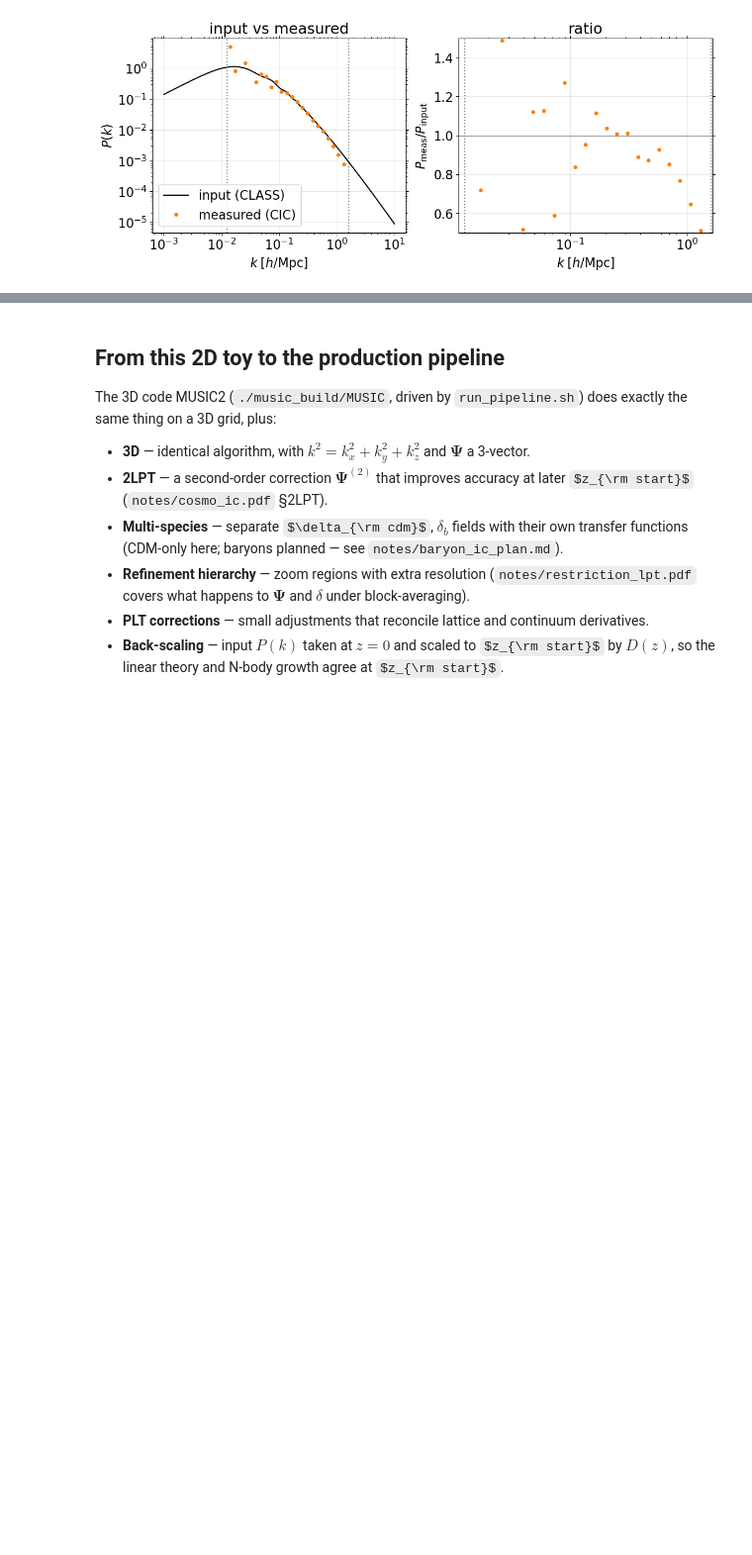
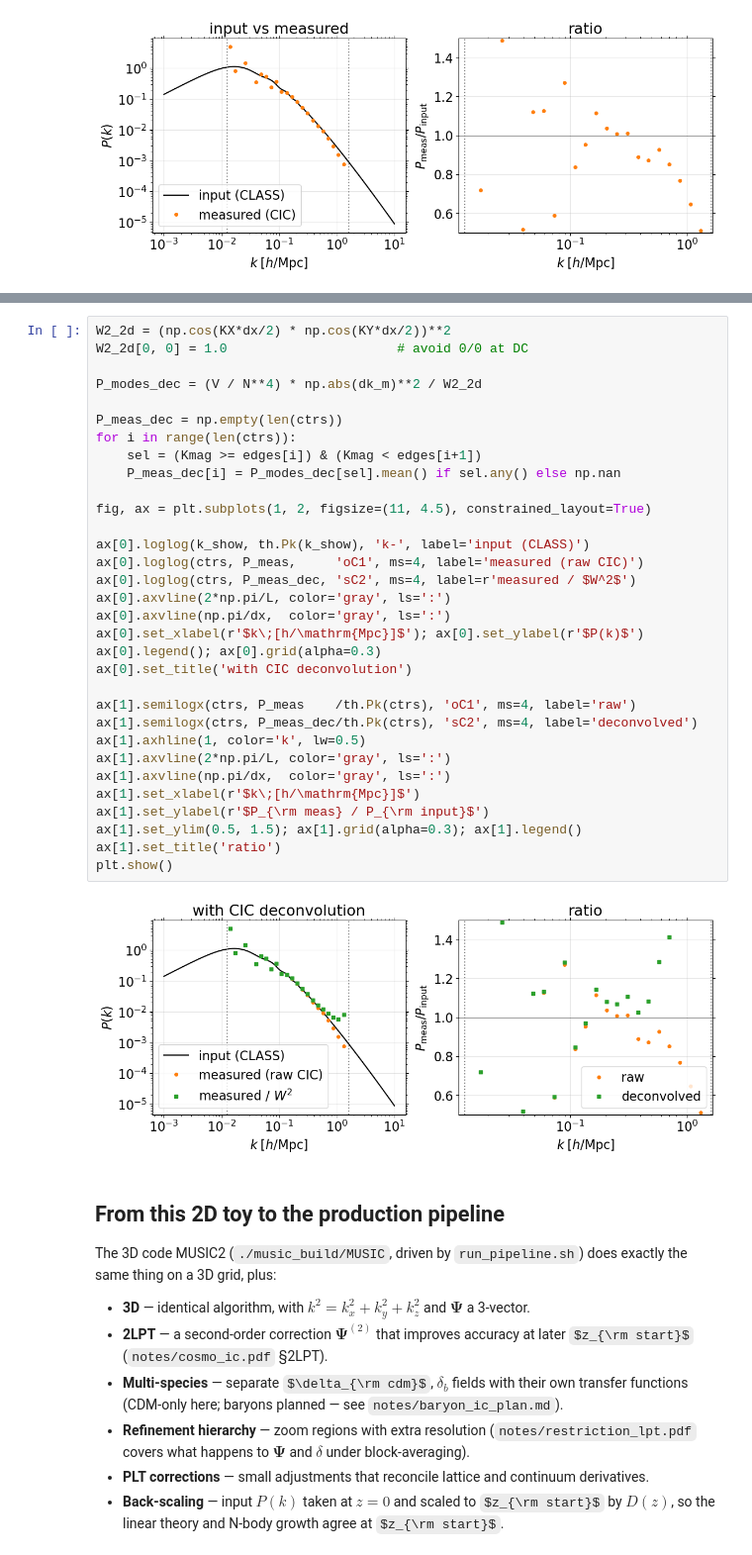
Before and after one commit to jeonggyukim/cosmo-sim, a Jupyter notebook: notebooks/00_generate_ic_from_scratch.ipynb, the cells around one changed output, grey strips where cells are left out. Shown at 99% size. Saved outputs shown, nothing was run; the diff lists cells and outputs as text; some formulas as TeX source; blank space fills up the shorter version.

```diff
--- a/notebooks/00_generate_ic_from_scratch.ipynb
+++ b/notebooks/00_generate_ic_from_scratch.ipynb
@@ -329,3 +355,37 @@ plt.show()
+# %%
+W2_2d = (np.cos(KX*dx/2) * np.cos(KY*dx/2))**2
+W2_2d[0, 0] = 1.0                      # avoid 0/0 at DC
+
+P_modes_dec = (V / N**4) * np.abs(dk_m)**2 / W2_2d
+
+P_meas_dec = np.empty(len(ctrs))
+for i in range(len(ctrs)):
+    sel = (Kmag >= edges[i]) & (Kmag < edges[i+1])
+    P_meas_dec[i] = P_modes_dec[sel].mean() if sel.any() else np.nan
+
+fig, ax = plt.subplots(1, 2, figsize=(11, 4.5), constrained_layout=True)
+
+ax[0].loglog(k_show, th.Pk(k_show), 'k-', label='input (CLASS)')
+ax[0].loglog(ctrs, P_meas,     'oC1', ms=4, label='measured (raw CIC)')
+ax[0].loglog(ctrs, P_meas_dec, 'sC2', ms=4, label=r'measured / $W^2$')
+ax[0].axvline(2*np.pi/L, color='gray', ls=':')
+ax[0].axvline(np.pi/dx,  color='gray', ls=':')
+ax[0].set_xlabel(r'$k\;[h/\mathrm{Mpc}]$'); ax[0].set_ylabel(r'$P(k)$')
+ax[0].legend(); ax[0].grid(alpha=0.3)
+ax[0].set_title('with CIC deconvolution')
+
+ax[1].semilogx(ctrs, P_meas    /th.Pk(ctrs), 'oC1', ms=4, label='raw')
+ax[1].semilogx(ctrs, P_meas_dec/th.Pk(ctrs), 'sC2', ms=4, label='deconvolved')
+ax[1].axhline(1, color='k', lw=0.5)
+ax[1].axvline(2*np.pi/L, color='gray', ls=':')
+ax[1].axvline(np.pi/dx,  color='gray', ls=':')
+ax[1].set_xlabel(r'$k\;[h/\mathrm{Mpc}]$')
+ax[1].set_ylabel(r'$P_{\rm meas} / P_{\rm input}$')
+ax[1].set_ylim(0.5, 1.5); ax[1].grid(alpha=0.3); ax[1].legend()
+ax[1].set_title('ratio')
+plt.show()
+# %% [output]
+[figure, added]
 # %% [markdown]
 ## From this 2D toy to the production pipeline
 
```
Also changed, not shown: parts of 1 cell of this notebook.
